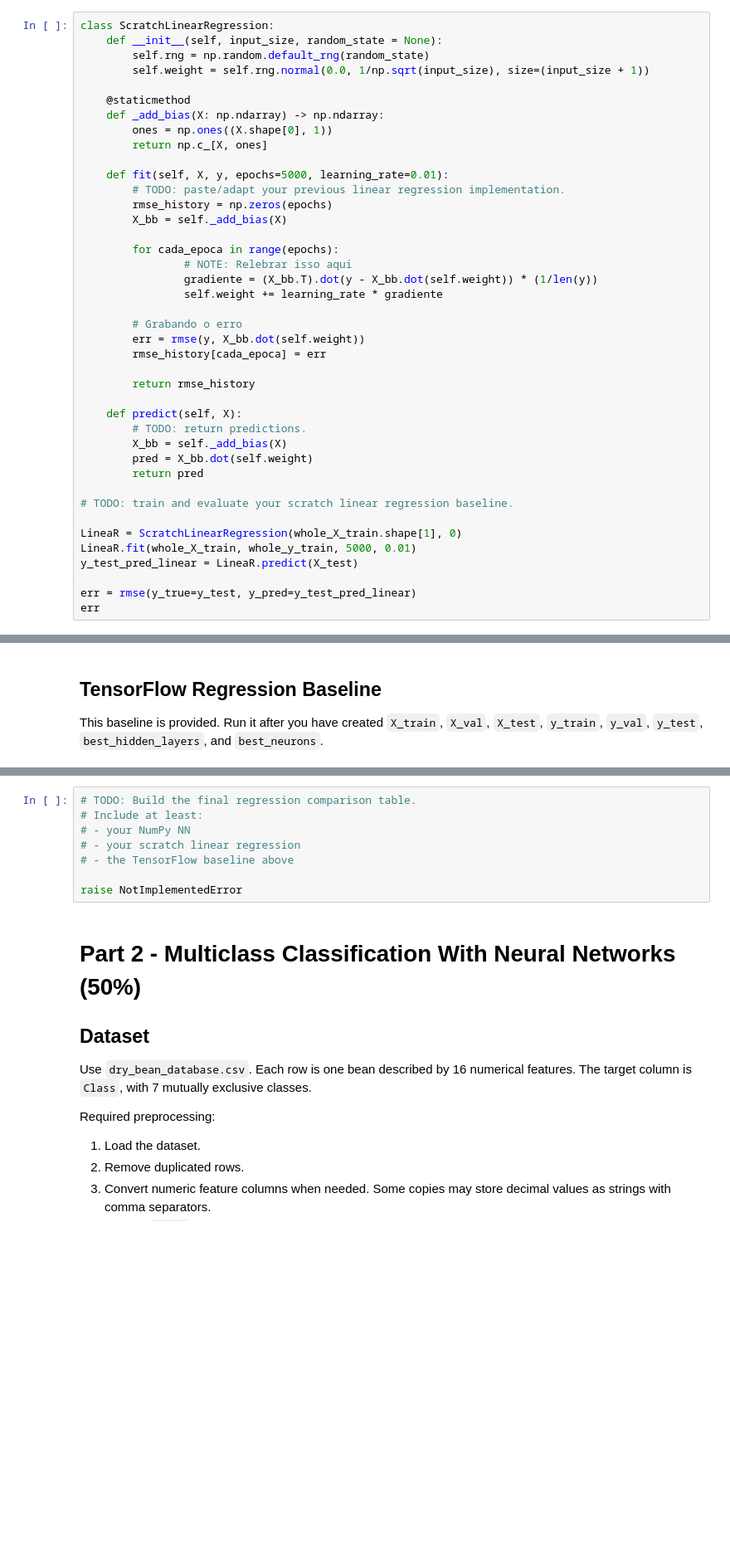
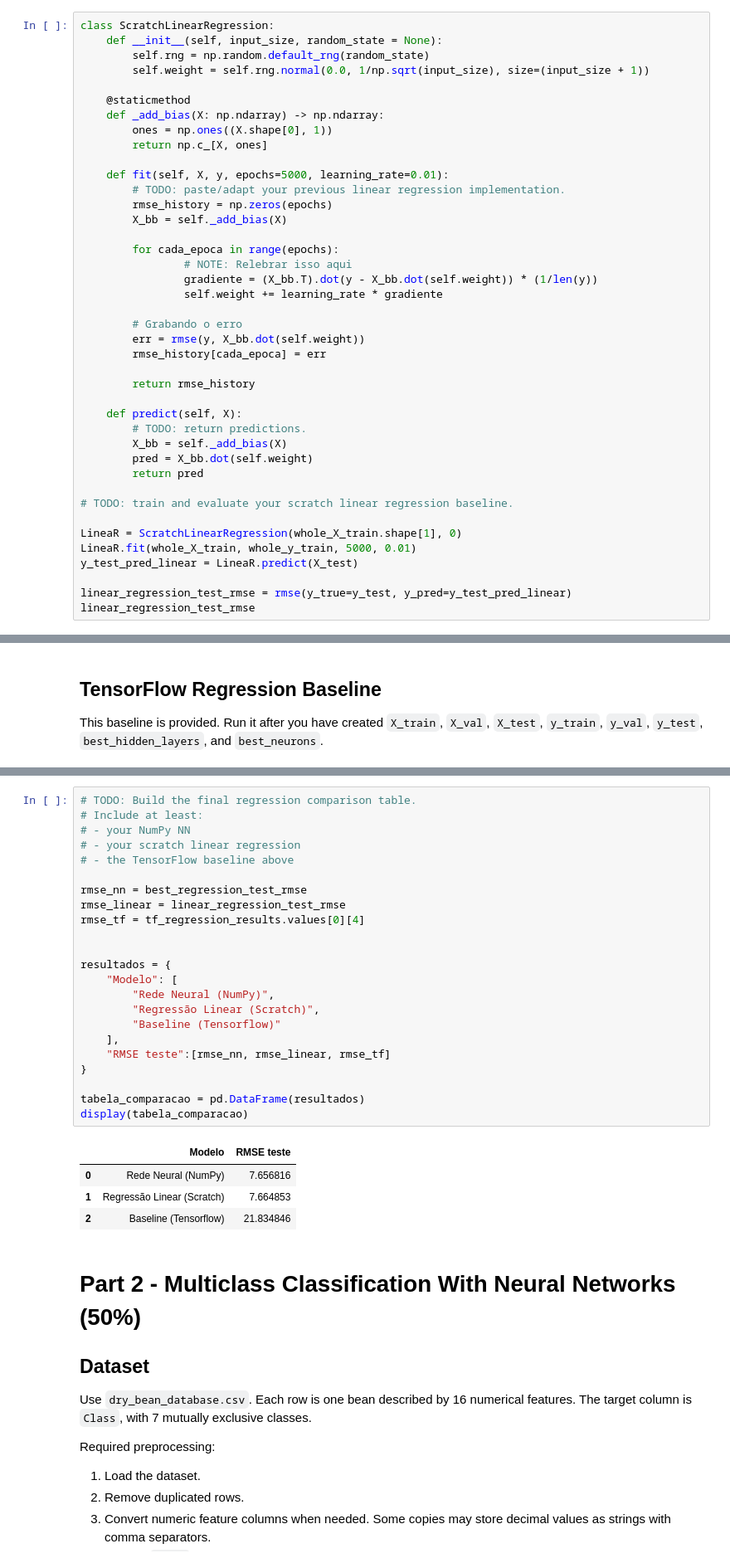
Before and after one commit to jhe-sua/fgv-teaemcd, a Jupyter notebook: tarefa3/810597.ipynb, the cells around one changed output, grey strips where cells are left out. Shown at 83% size. Cells and saved outputs as stored; diff of their text form; blank space fills up the shorter version.

```diff
--- a/tarefa3/810597.ipynb
+++ b/tarefa3/810597.ipynb
@@ -753,6 +737,6 @@ LineaR = ScratchLinearRegression(whole_X_train.shape[1], 0)
 LineaR.fit(whole_X_train, whole_y_train, 5000, 0.01)
 y_test_pred_linear = LineaR.predict(X_test)
 
-err = rmse(y_true=y_test, y_pred=y_test_pred_linear)
-err
+linear_regression_test_rmse = rmse(y_true=y_test, y_pred=y_test_pred_linear)
+linear_regression_test_rmse
 # %% [output]
@@ -833,11 +806,31 @@ display(tf_regression_results)
 # %%
 # TODO: Build the final regression comparison table.
 # Include at least:
 # - your NumPy NN
 # - your scratch linear regression
 # - the TensorFlow baseline above
 
-raise NotImplementedError
+rmse_nn = best_regression_test_rmse
+rmse_linear = linear_regression_test_rmse
+rmse_tf = tf_regression_results.values[0][4]
+
+
+resultados = {
+    "Modelo": [
+        "Rede Neural (NumPy)",
+        "Regressão Linear (Scratch)",
+        "Baseline (Tensorflow)"
+    ],
+    "RMSE teste":[rmse_nn, rmse_linear, rmse_tf]
+}
+
+tabela_comparacao = pd.DataFrame(resultados)
+display(tabela_comparacao)
+# %% [output]
+|  | Modelo | RMSE teste |
+| 0 | Rede Neural (NumPy) | 7.656816 |
+| 1 | Regressão Linear (Scratch) | 7.664853 |
+| 2 | Baseline (Tensorflow) | 21.834846 |
 # %% [markdown]
 # Part 2 - Multiclass Classification With Neural Networks (50%)
 
```
Also changed, not shown: parts of 8 cells of this notebook.
